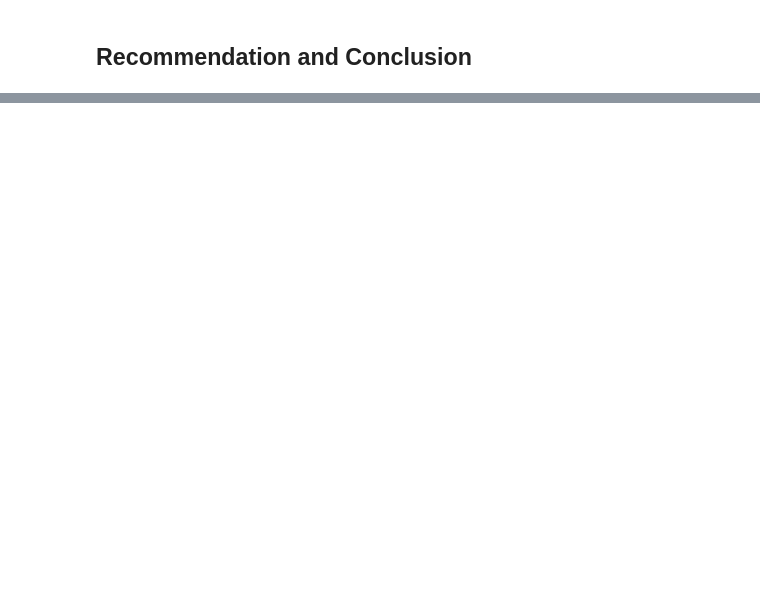
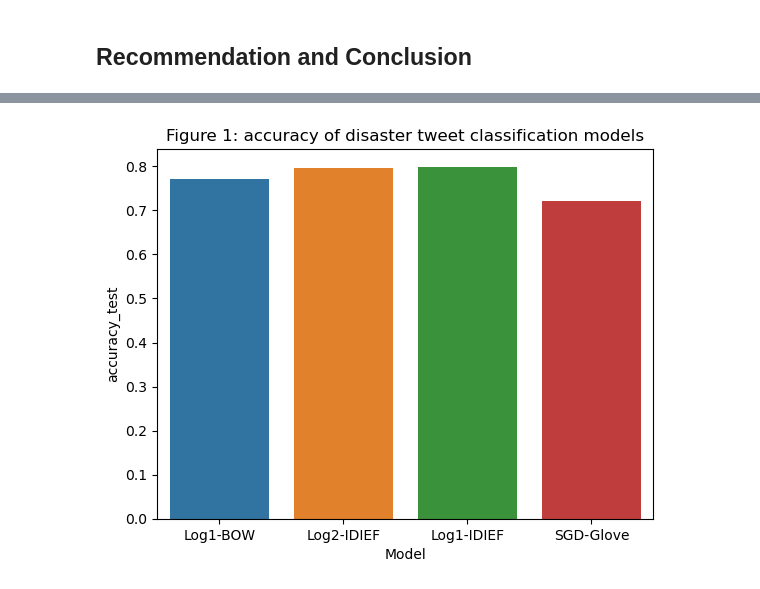
Before and after one commit to bowenwen/npl-natural-disasters, a Jupyter notebook: analysis.ipynb, the cells around one changed output, grey strips where cells are left out. Saved outputs shown, nothing was run; the diff lists cells and outputs as text; code cells hidden in the pictures; blank space fills up the shorter version.

```diff
--- a/analysis.ipynb
+++ b/analysis.ipynb
@@ -591,5 +679,7 @@ X_train, X_test, y_train, y_test = train_test_split(
 reg = linear_model.LogisticRegression(solver="lbfgs", max_iter=1000)
 reg.fit(X_train, y_train)
 y_pred = reg.predict(X_test)
+mod_log1idief_acc = accuracy_score(y_test, y_pred)
+mod_log1idief_f1 = f1_score(y_test, y_pred)
 print(f"score: {accuracy_score(y_test, y_pred)}")
 print(classification_report(y_test, y_pred, target_names=["disaster", "normal"]))
@@ -777,5 +943,7 @@ reg = linear_model.SGDClassifier(
 )
 reg.fit(X_train, y_train)
 y_pred = reg.predict(X_test)
+mod_sdgglove_acc = accuracy_score(y_test, y_pred)
+mod_sdgglove_f1 = f1_score(y_test, y_pred)
 print(f"score: {accuracy_score(y_test, y_pred)}")
 print(classification_report(y_test, y_pred, target_names=["disaster", "normal"]))
@@ -782,9 +960,13 @@ print(classification_report(y_test, y_pred, target_names=["disaster", "normal"])
 # %%
 y_pred_within = reg.predict(X_train)
 cm = confusion_matrix(y_train, y_pred_within)
+mod_sdgglove_acc_train = accuracy_score(y_train, y_pred_within)
+mod_sdgglove_f1_train = f1_score(y_train, y_pred_within)
 
 print(f"score(within sample): {accuracy_score(y_train, y_pred_within)}")
-print(classification_report(y_train, y_pred_within, target_names=["disaster", "normal"]))
+print(
+    classification_report(y_train, y_pred_within, target_names=["disaster", "normal"])
+)
 
 print("Confusion matrix format:\n [['TP', 'FP'],\n ['FN', 'TN']]")
 print("Confusion matrix for within sample predictions (percentage):")
@@ -825,0 +1041,31 @@ Overall, the **SGD-Glove** model performed worse than the previous models. This
+# %%
+results = {
+    "Model": ["Log1-BOW", "Log2-IDIEF", "Log1-IDIEF", "SGD-Glove"],
+    "accuracy_test": [
+        mod_log1bow_acc,
+        mod_log2idief_acc,
+        mod_log1idief_acc,
+        mod_sdgglove_acc,
+    ],
+    "accuracy_train": [
+        mod_log1bow_acc_train,
+        mod_log2idief_acc_train,
+        mod_log1idief_acc_train,
+        mod_sdgglove_acc_train,
+    ],
+    "f1-score_test": [
+        mod_log1bow_f1,
+        mod_log2idief_f1,
+        mod_log1idief_f1,
+        mod_sdgglove_f1,
+    ],
+    "f1-score_train": [
+        mod_log1bow_f1_train,
+        mod_log2idief_f1_train,
+        mod_log1idief_f1_train,
+        mod_sdgglove_f1_train,
+    ],
+}
+
+df_results = pd.DataFrame(results)
+df_results
@@ -825,0 +1078,6 @@ Overall, the **SGD-Glove** model performed worse than the previous models. This
+# %%
+fig = sns.barplot(df_results, x="Model", y="accuracy_test").set_title(
+    "Figure 1: accuracy of disaster tweet classification models"
+)
+# %% [output]
+[figure, added]
```
Also changed, not shown: parts of 45 cells of this notebook.
